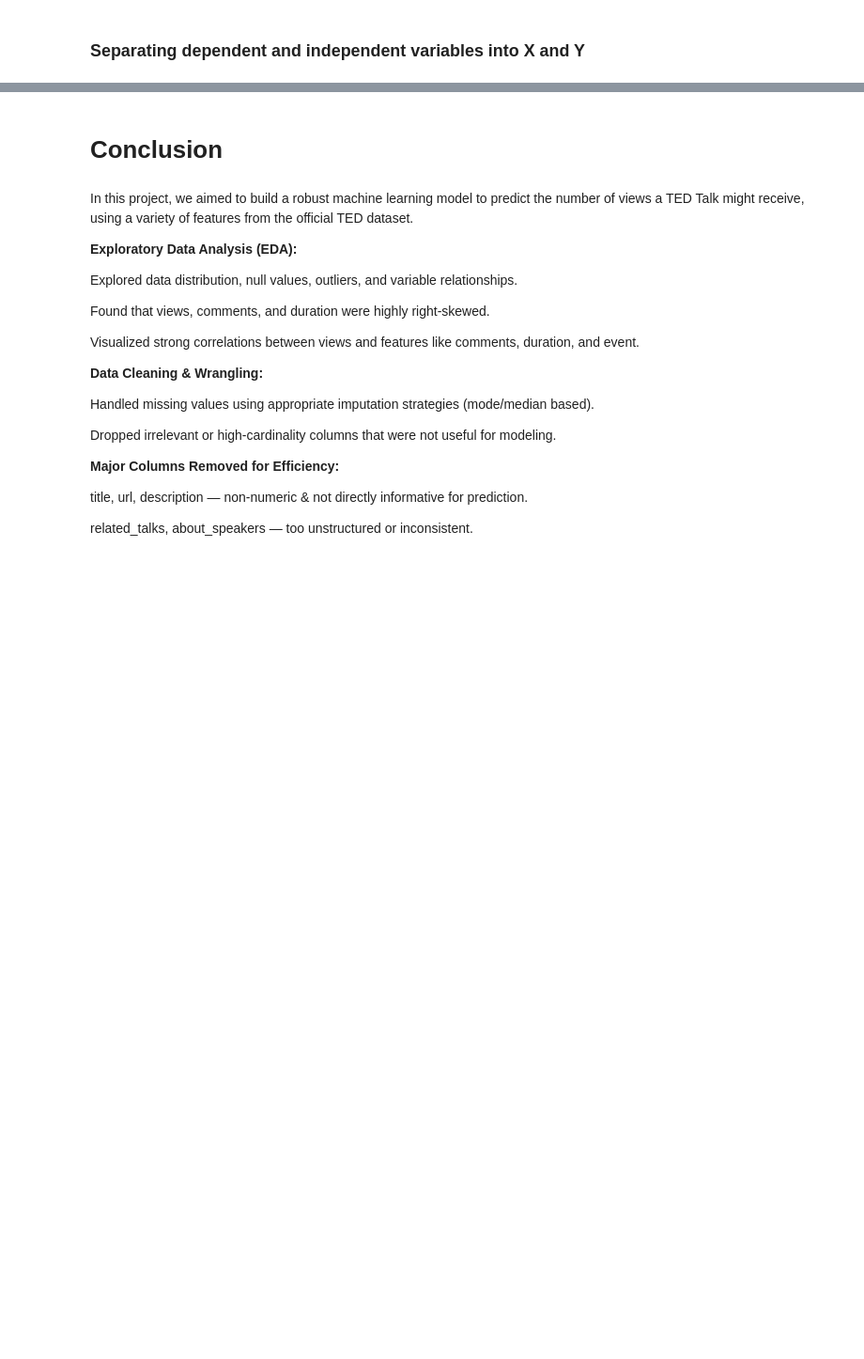
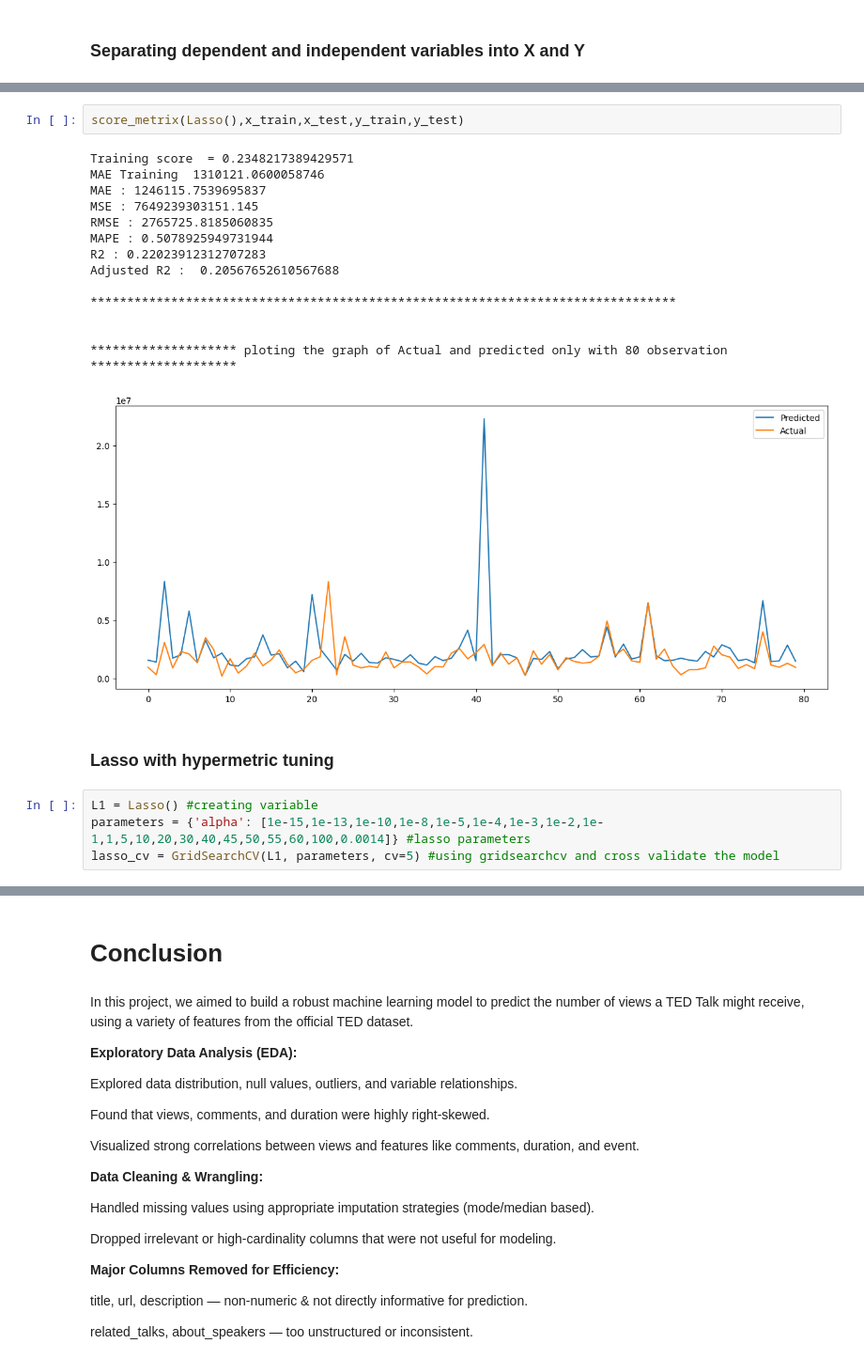
Before and after one commit to drishtigoel083/TedTalksPredictionModel, a Jupyter notebook: Ted_Talk_Views_Prediction.ipynb, the cells around one changed output, grey strips where cells are left out. Shown at 94% size. Drawn from its saved outputs; the diff is of its cells as text; blank space fills up the shorter version.

```diff
--- a/Ted_Talk_Views_Prediction.ipynb
+++ b/Ted_Talk_Views_Prediction.ipynb
@@ -1117,0 +913,23 @@ Suitable for both regression and classification tasks.
+# %%
+score_metrix(Lasso(),x_train,x_test,y_train,y_test)
+# %% [output]
+Training score  = 0.2348217389429571
+MAE Training  1310121.0600058746
+MAE : 1246115.7539695837
+MSE : 7649239303151.145
+RMSE : 2765725.8185060835
+MAPE : 0.5078925949731944
+R2 : 0.22023912312707283
+Adjusted R2 :  0.20567652610567688
+
+********************************************************************************
+
+
+******************** ploting the graph of Actual and predicted only with 80 observation ********************
+[figure, added]
+# %% [markdown]
+### **Lasso with hypermetric tuning**
+# %%
+L1 = Lasso() #creating variable
+parameters = {'alpha': [1e-15,1e-13,1e-10,1e-8,1e-5,1e-4,1e-3,1e-2,1e-1,1,5,10,20,30,40,45,50,55,60,100,0.0014]} #lasso parameters
+lasso_cv = GridSearchCV(L1, parameters, cv=5) #using gridsearchcv and cross validate the model
```
Also changed, not shown: parts of 69 cells of this notebook.
